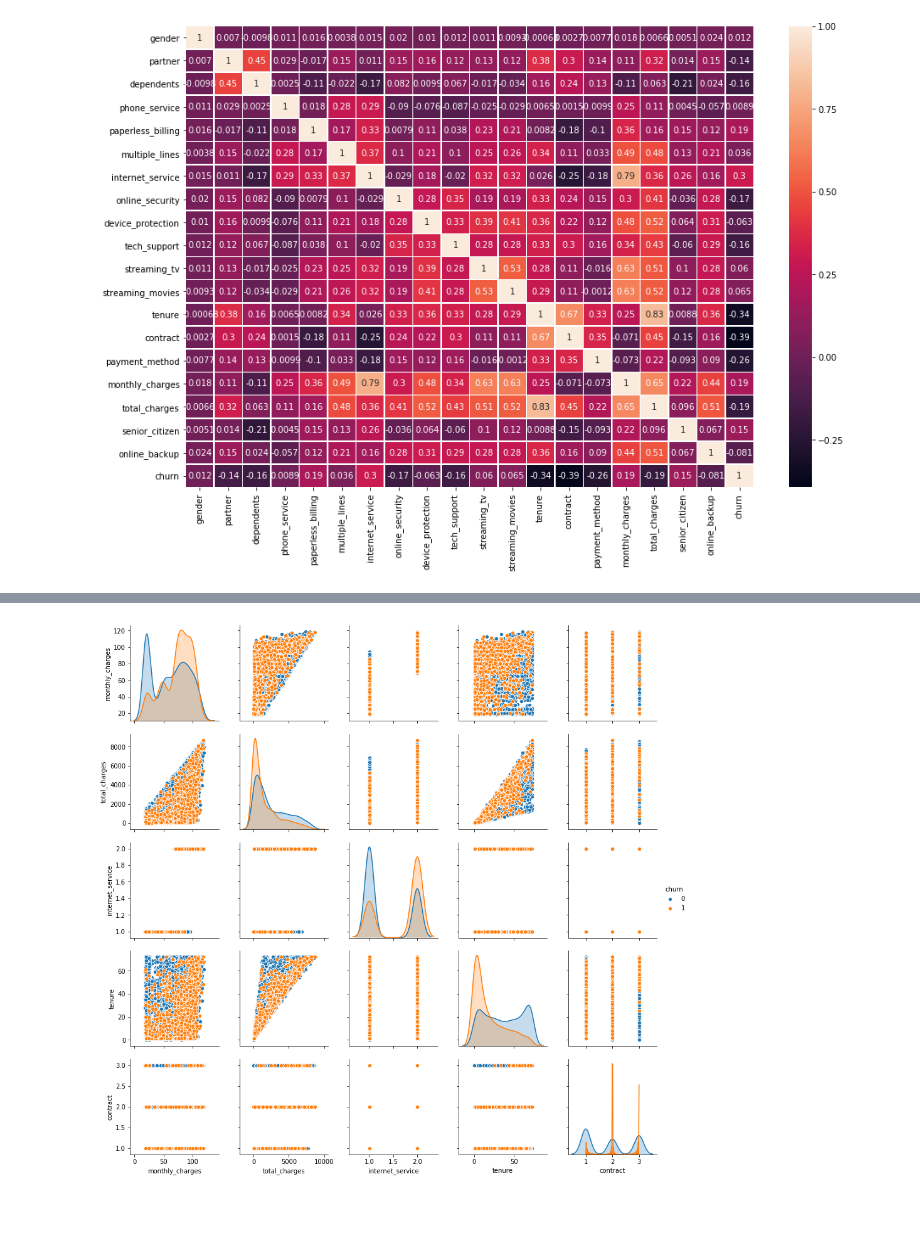
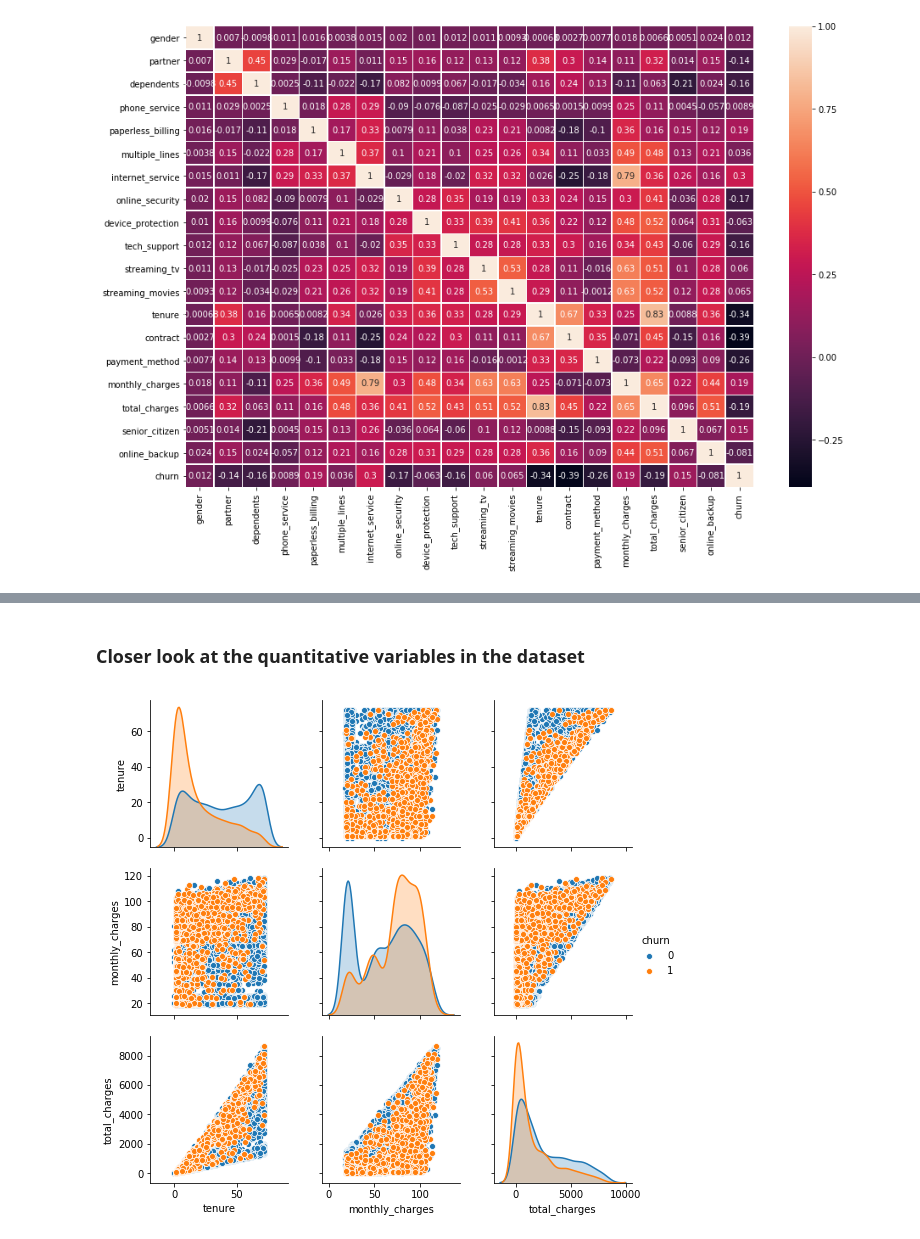
Before and after one commit to akshaysundar3/telco_prediction, a Jupyter notebook: eda_jl.ipynb, the cells around one changed output, grey strips where cells are left out. Cells and saved outputs as stored; diff of their text form; code cells hidden in the pictures; blank space fills up the shorter version.

Commit message:
exploring quant variables

```diff
--- a/eda_jl.ipynb
+++ b/eda_jl.ipynb
@@ -99,4 +121,11 @@ pairs.savefig("pairs.png")
-# %%
-pairs_selected = sns.pairplot(data=df, vars=['monthly_charges', 'total_charges', 'internet_service', 'tenure', 'contract'], hue="churn")
-# %% [output]
-[figure, removed]
+# %% [markdown]
+### Closer look at the quantitative variables in the dataset
+# %%
+quant_vars = df.nunique()[df.nunique() > 5].index.values
+quant_vars = np.delete(quant_vars, 0) # removing customer_id
+quant_data = df[np.append(quant_vars, "churn")]
+# %%
+sns.pairplot(data=quant_data, vars=quant_vars, hue="churn")
+plt.show()
+# %% [output]
+[figure, added]
```
Also changed, not shown: parts of 7 cells of this notebook.
